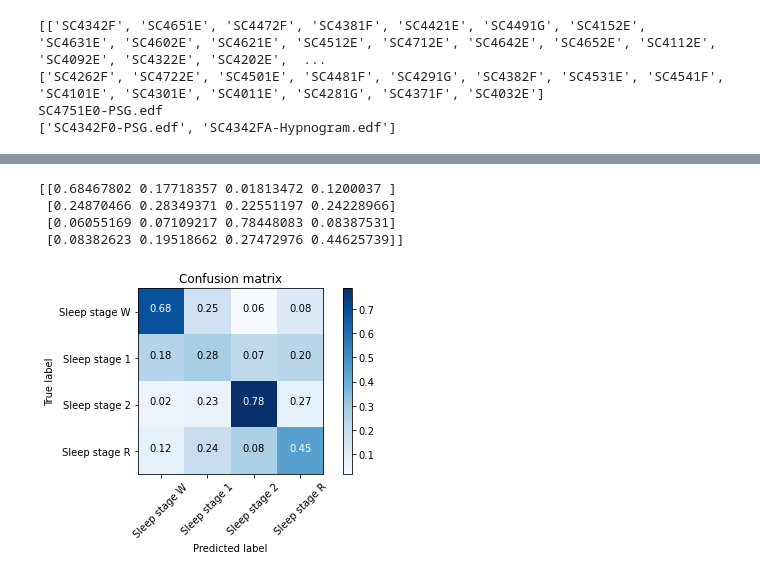
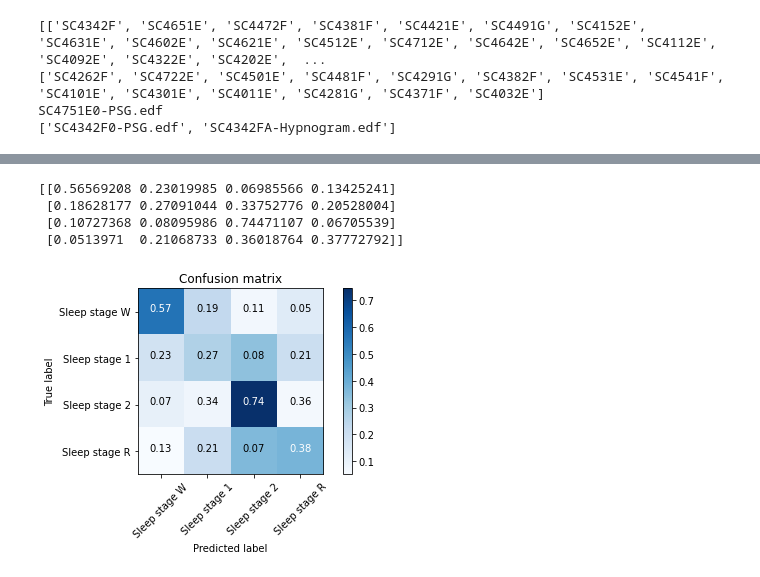
Before and after one commit to byhyu/sleep-stage-classification, a Jupyter notebook: playground/RandomForest.ipynb, the cells around one changed output, grey strips where cells are left out. Cells and saved outputs as stored; diff of their text form; code cells hidden in the pictures.

```diff
--- a/playground/RandomForest.ipynb
+++ b/playground/RandomForest.ipynb
@@ -244,17 +258,19 @@ print((file_pairs['SC4342F']))
 SC4751E0-PSG.edf
 ['SC4342F0-PSG.edf', 'SC4342FA-Hypnogram.edf']
 # %%
+model_name = 'knn2'
 cv_fold = 2
 training_sets, test_sets = data_split(file_pairs, seed=0, training_ratio=0.8, cv_fold=cv_fold)
 # print("Training set \n", training_sets)
 # print("Test set \n", test_sets)
 
-RandomForestClassifier
+##  RandomForestClassifier
+# pipe = make_pipeline(FunctionTransformer(eeg_power_band, validate=False),
+#                      RandomForestClassifier(n_estimators=100, random_state=42, max_depth=8))
+
+# KNN
 pipe = make_pipeline(FunctionTransformer(eeg_power_band, validate=False),
-                     RandomForestClassifier(n_estimators=100, random_state=42, max_depth=8))
-
-# pipe = make_pipeline(FunctionTransformer(eeg_power_band, validate=False),
-#                      SVC(gamma=1e-5, C=0.2))
+                     KNeighborsClassifier(n_neighbors=5))
 
 left_out = cv_fold - 1
 # Train with cross validation
@@ -281,7 +297,7 @@ for _ in range(cv_fold):
 #     print("CV ROC AUC score: {}".format(np.average(cv_roc_aucs)))
     left_out -= 1
 
-filename = 'saved_models/random_forest1.sav'
+filename = 'saved_models/{}.sav'.format(model_name)
 pickle.dump(pipe, open(filename, 'wb'))
 # %% [output]
 Extracting EDF parameters from /home/jovyan/physionet.org/files/sleep-edfx/1.0.0/sleep-cassette/SC4342F0-PSG.edf...
@@ -382,5 +398,5 @@ plot_roc_auc(y_preds, y_tests, "random_forest1")
 # %%
-def plot_confusion_matrix(cm, class_names, figurename):
+def plot_confusion_matrix(cm, class_names, model_name):
 
     cm = cm.astype('float') / cm.sum(axis=1)[:, np.newaxis]
     print(cm)
@@ -397,13 +413,13 @@ def plot_confusion_matrix(cm, class_names, figurename):
     plt.tight_layout()
     plt.ylabel('True label')
     plt.xlabel('Predicted label')
-    plt.savefig(figurename)
+    plt.savefig("./plots/{}_cm.png".format(model_name))
 # %%
 
-plot_confusion_matrix(cm_total, ['Sleep stage W', 'Sleep stage 1', 'Sleep stage 2', 'Sleep stage R'], './plots/rf1_cm.png')
+plot_confusion_matrix(cm_total, ['Sleep stage W', 'Sleep stage 1', 'Sleep stage 2', 'Sleep stage R'], model_name)
 # %% [output]
-[[0.68467802 0.17718357 0.01813472 0.1200037 ]
- [0.24870466 0.28349371 0.22551197 0.24228966]
- [0.06055169 0.07109217 0.78448083 0.08387531]
- [0.08382623 0.19518662 0.27472976 0.44625739]]
+[[0.56569208 0.23019985 0.06985566 0.13425241]
+ [0.18628177 0.27091044 0.33752776 0.20528004]
+ [0.10727368 0.08095986 0.74471107 0.06705539]
+ [0.0513971  0.21068733 0.36018764 0.37772792]]
-[figure, old version]
+[figure, new version]
```
Also changed, not shown: parts of 4 cells of this notebook, 12 other files.
